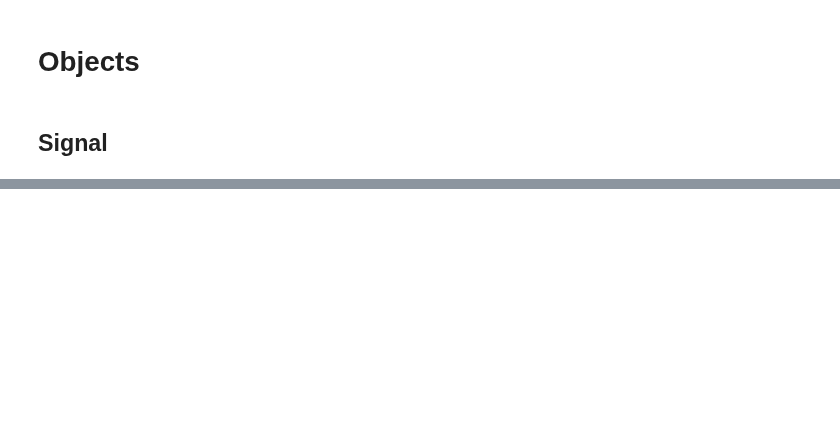
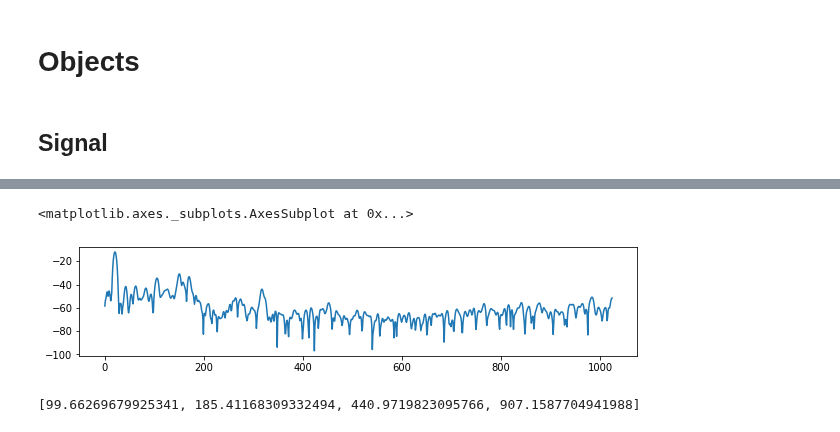
Before and after one commit to jhartquist/rtma, a Jupyter notebook: nbs/05_objects.ipynb, the cells around one changed output, grey strips where cells are left out. Drawn from its saved outputs; the diff is of its cells as text; code cells hidden in the pictures; blank space fills up the shorter version.

```diff
--- a/nbs/05_objects.ipynb
+++ b/nbs/05_objects.ipynb
@@ -115,0 +248,37 @@ sa = SpectralAnalysis(s,
+# %%
+class PeakAnalysis(SpectralAnalysis):
+    def __init__(self,
+                 *args,
+                 peak_threshold: float,
+                 **kwargs):
+        super().__init__(*args, **kwargs)
+        self.peak_threshold = peak_threshold
+
+    @property
+    def peak_frames(self):
+        for frame in super().frames:
+            yield PeakAnalysisFrame(frame,
+                                    window=self.window,
+                                    fft_size=self.fft_size,
+                                    peak_threshold=self.peak_threshold,
+                                    sample_rate=self.sample_rate)
+# %%
+pa = PeakAnalysis(s,
+                  fft_size=2048,
+                  window_name='hamming',
+                  frame_size=601,
+                  hop_size=150,
+                  peak_threshold=-50)
+# %%
+pframes = list(pa.peak_frames)
+# %%
+frame = pframes[5]
+# %%
+frame.plot_magnitudes_db()
+# %% [output]
+<matplotlib.axes._subplots.AxesSubplot at 0x...>
+[figure, added]
+# %%
+[p.frequency for p in frame.peaks[:4]]
+# %% [output]
+[99.66269679925341, 185.41168309332494, 440.9719823095766, 907.1587704941988]
```
Also changed, not shown: parts of 21 cells of this notebook, 7 other files.
